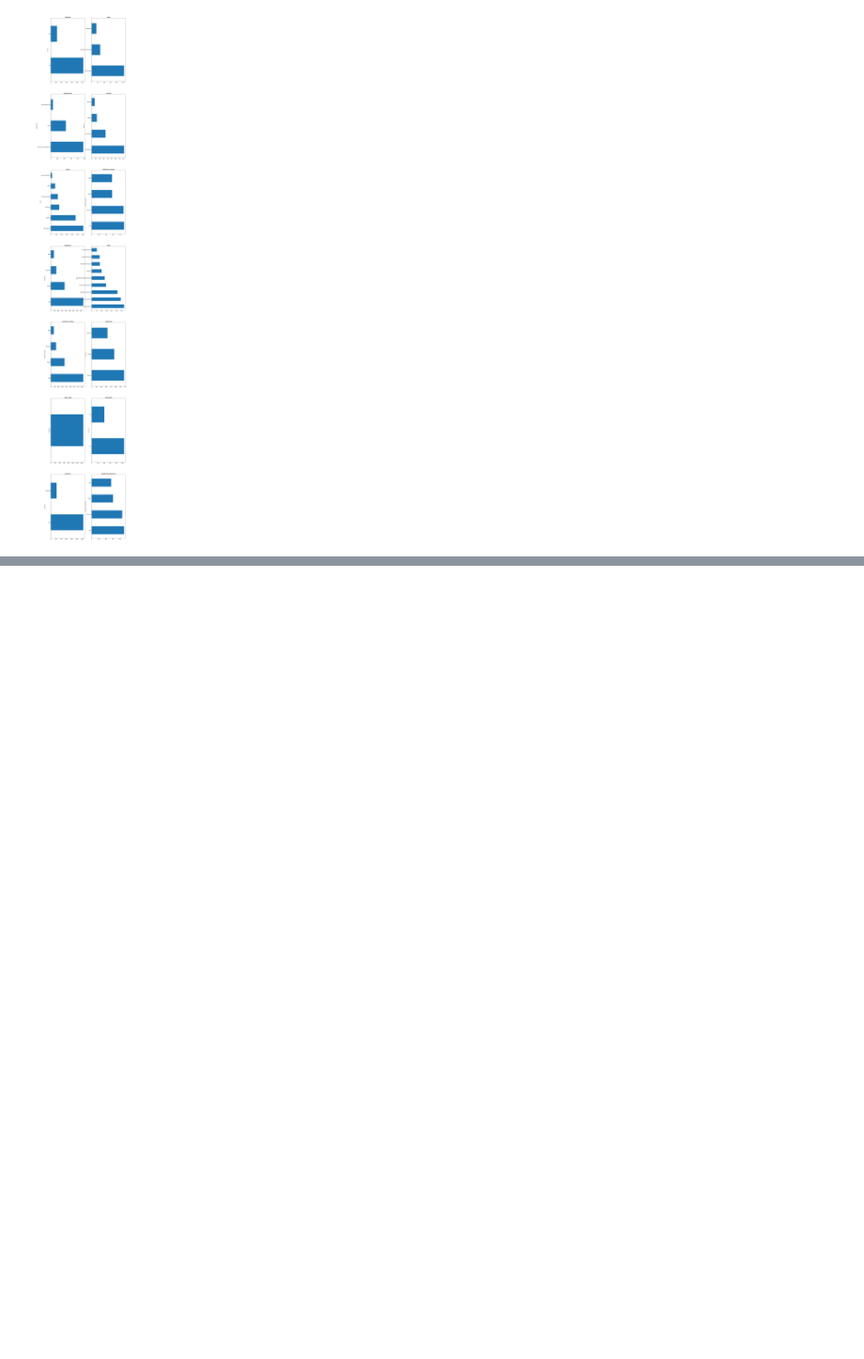
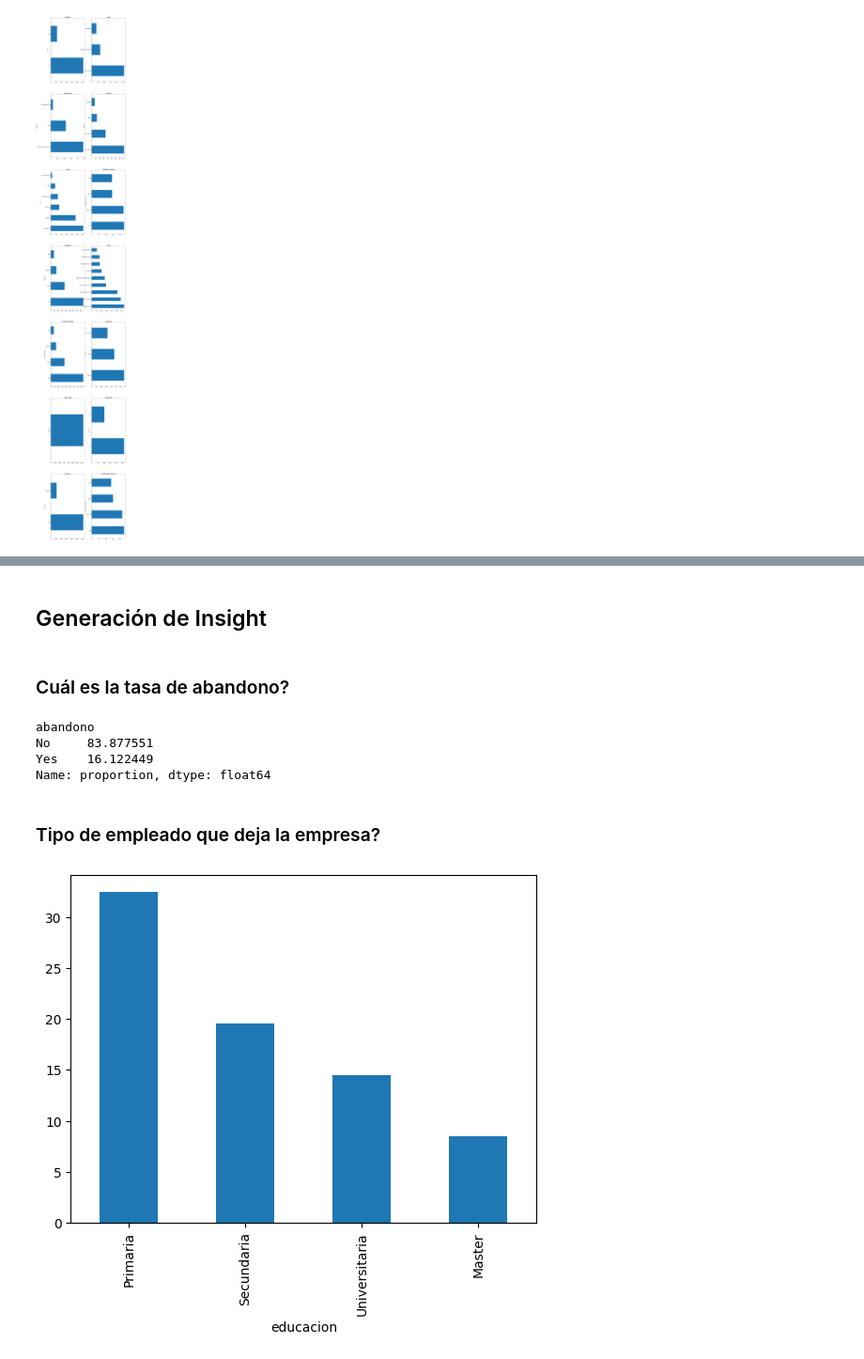
Before and after one commit to emontoyab/Proyecto, a Jupyter notebook: Proyecto.ipynb, the cells around one changed output, grey strips where cells are left out. Shown at 94% size. Drawn from its saved outputs; the diff is of its cells as text; code cells hidden in the pictures; blank space fills up the shorter version.

Commit message:
feat: EDA e Insights

```diff
--- a/Proyecto.ipynb
+++ b/Proyecto.ipynb
@@ -93,0 +85,6 @@ graficos_eda_categoricas(df.select_dtypes('O'))
+# %%
+df.drop(columns = 'mayor_edad',inplace = True)
+# %%
+df['educacion'] = df['educacion'].fillna('Universitaria')
+df['satisfaccion_trabajo'] = df['satisfaccion_trabajo'].fillna('Alta')
+df['implicacion'] = df['implicacion'].fillna('Alta')
@@ -93,0 +133,2 @@ graficos_eda_categoricas(df.select_dtypes('O'))
+# %%
+df.drop(columns = ['sexo','empleados','horas_quincena'], inplace = True)
@@ -93,0 +155,26 @@ graficos_eda_categoricas(df.select_dtypes('O'))
+# %% [markdown]
+## Generación de Insight
+# %% [markdown]
+### Cuál es la tasa de abandono?
+# %%
+df.abandono.value_counts(normalize = True) * 100
+# %% [output]
+abandono
+No     83.877551
+Yes    16.122449
+Name: proportion, dtype: float64
+# %% [markdown]
+### Tipo de empleado que deja la empresa?
+# %%
+#Transformar abandono a numérico
+df['abandono'] = df.abandono.map({'No':0, 'Yes':1})
+# %%
+"""
+Análisis por educación: se agrupa el tipo de educación y dentro de
+los valores de abandono = 1, se obtienen los porcentajes de los grupos
+de educación
+"""
+temp = df.groupby('educacion').abandono.mean().sort_values(ascending = False) * 100
+temp.plot.bar();
+# %% [output]
+[figure, added]
```
Also changed, not shown: parts of 25 cells of this notebook.
